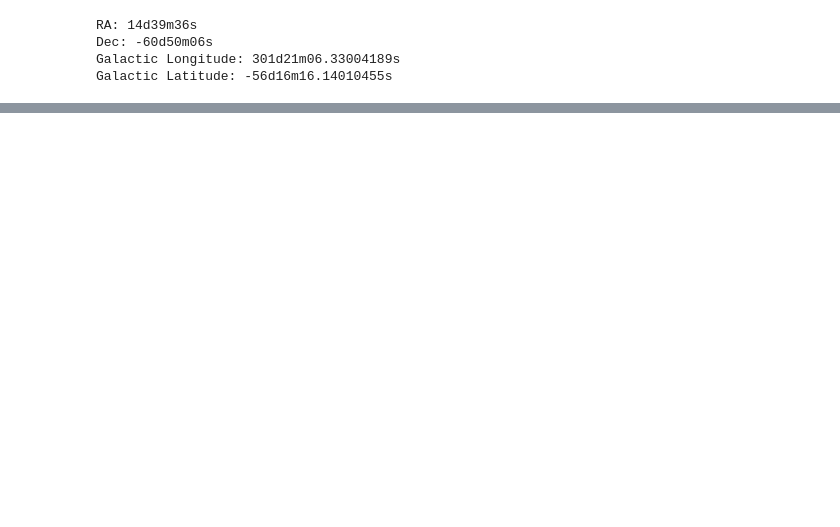
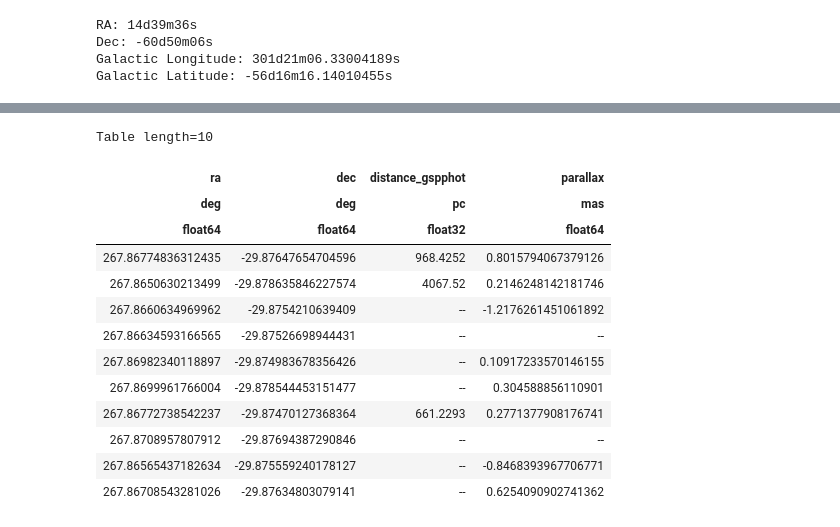
Before and after one commit to justynadanielas/exoConstellations, a Jupyter notebook: star_finder.ipynb, the cells around one changed output, grey strips where cells are left out. Drawn from its saved outputs; the diff is of its cells as text; code cells hidden in the pictures; blank space fills up the shorter version.

```diff
--- a/star_finder.ipynb
+++ b/star_finder.ipynb
@@ -69,0 +67,19 @@ Table length=5
+# %%
+# len(results)
+# dir(valid_results)
+brightest_ten['ra', 'dec', 'distance_gspphot', 'parallax']
+# %% [output]
+Table length=10
+| ra | dec | distance_gspphot | parallax |
+| deg | deg | pc | mas |
+| float64 | float64 | float32 | float64 |
+| 267.86774836312435 | -29.87647654704596 | 968.4252 | 0.8015794067379126 |
+| 267.8650630213499 | -29.878635846227574 | 4067.52 | 0.2146248142181746 |
+| 267.8660634969962 | -29.8754210639409 | -- | -1.2176261451061892 |
+| 267.86634593166565 | -29.87526698944431 | -- | -- |
+| 267.86982340118897 | -29.874983678356426 | -- | 0.10917233570146155 |
+| 267.8699961766004 | -29.878544453151477 | -- | 0.304588856110901 |
+| 267.86772738542237 | -29.87470127368364 | 661.2293 | 0.2771377908176741 |
+| 267.8708957807912 | -29.87694387290846 | -- | -- |
+| 267.86565437182634 | -29.875559240178127 | -- | -0.8468393967706771 |
+| 267.86708543281026 | -29.87634803079141 | -- | 0.6254090902741362 |
```
Also changed, not shown: parts of 8 cells of this notebook, 4 other files.
